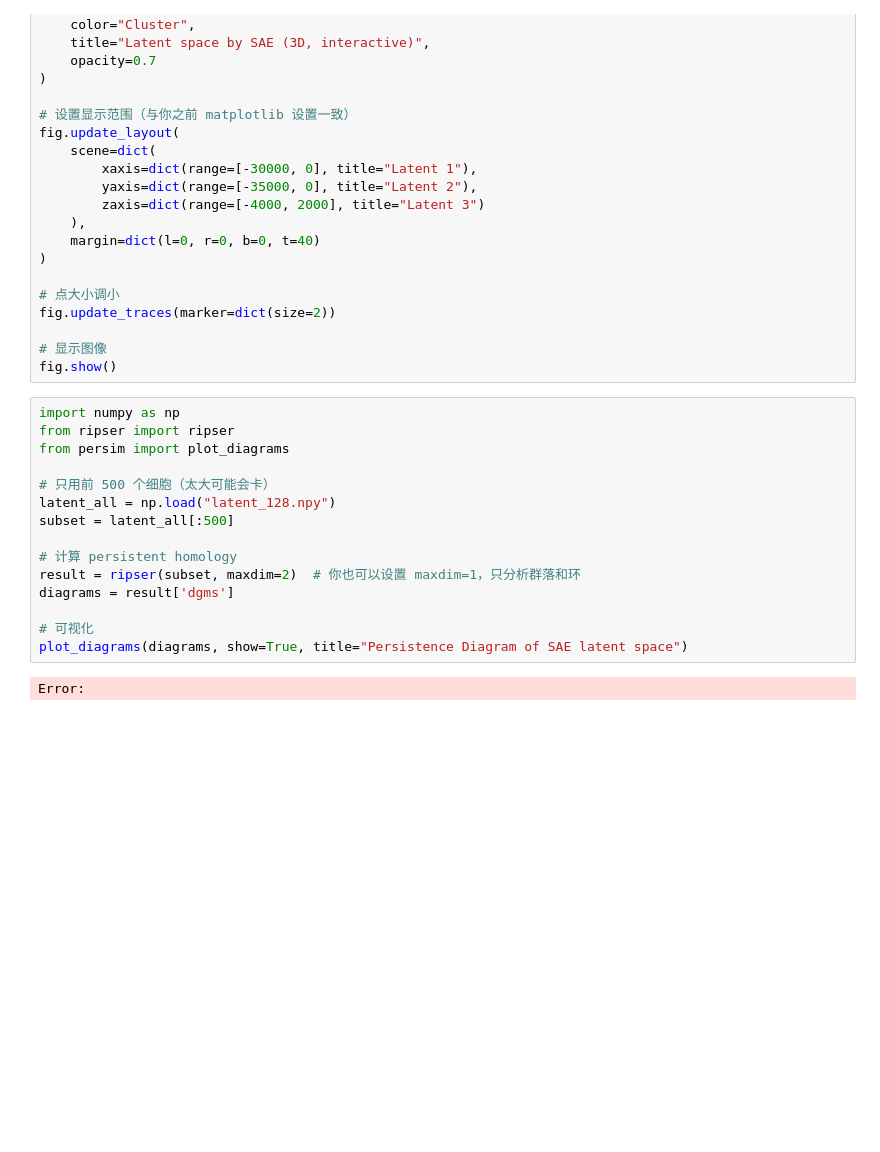
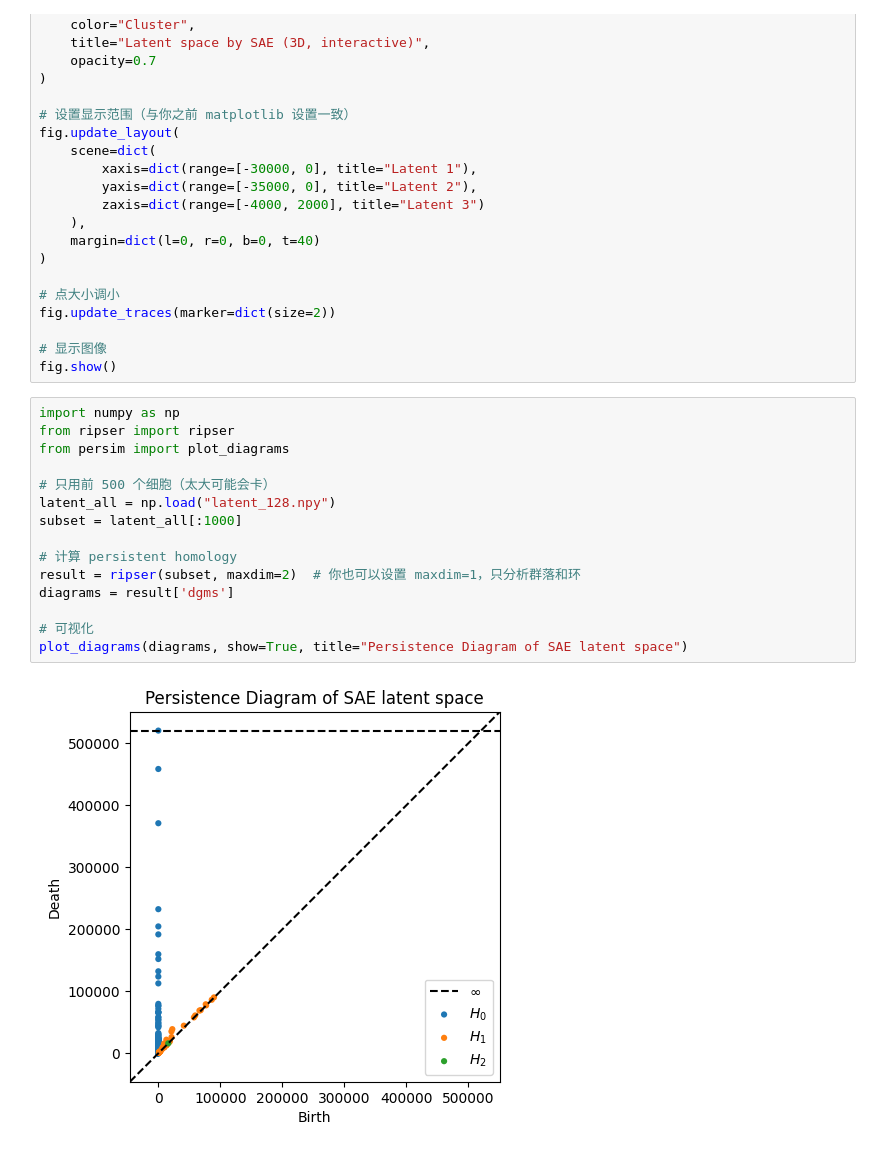
Before and after one commit to Kaf1018Zhang/Topo_Persp_Repr_SAE, a Jupyter notebook: test.ipynb, the cells around one changed output. Cells and saved outputs as stored; diff of their text form; blank space fills up the shorter version.

```diff
--- a/test.ipynb
+++ b/test.ipynb
@@ -234,20 +234,20 @@ fig.show()
 # %%
 import numpy as np
 from ripser import ripser
 from persim import plot_diagrams
 
 # 只用前 500 个细胞（太大可能会卡）
 latent_all = np.load("latent_128.npy")
-subset = latent_all[:500]
+subset = latent_all[:1000]
 
 # 计算 persistent homology
 result = ripser(subset, maxdim=2)  # 你也可以设置 maxdim=1，只分析群落和环
 diagrams = result['dgms']
 
 # 可视化
 plot_diagrams(diagrams, show=True, title="Persistence Diagram of SAE latent space")
 # %% [output]
-Error:
+[figure, added]
 # %%
 from collections import Counter
 
```
Also changed, not shown: parts of 6 cells of this notebook.
